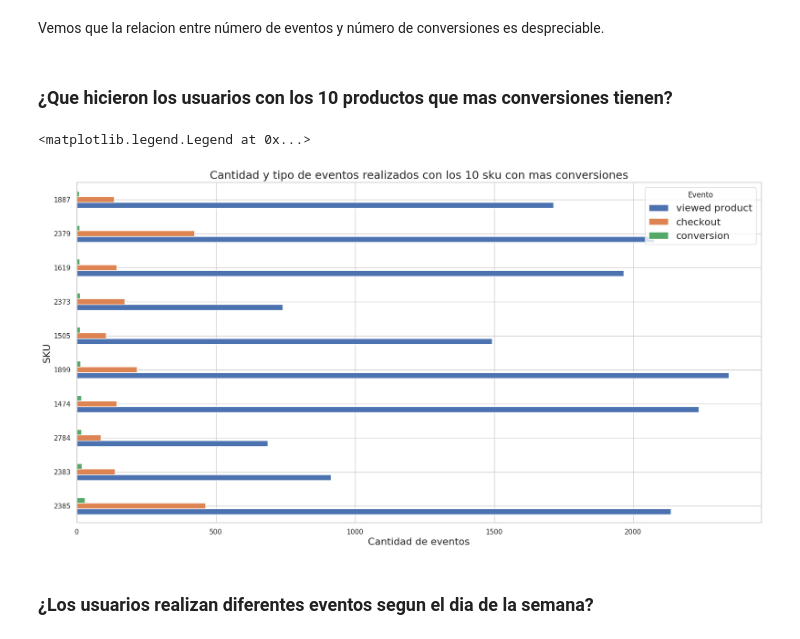
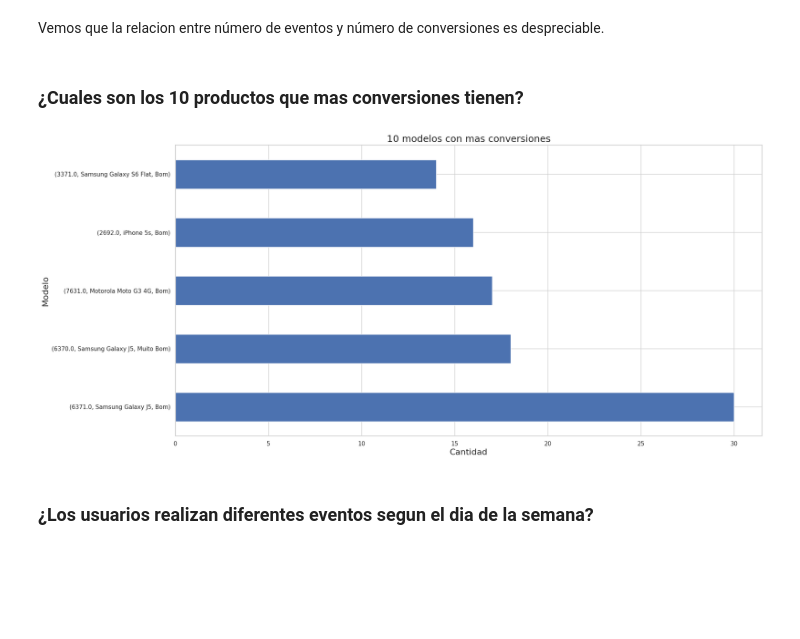
Before and after one commit to fran122157/datos-2018-2-TP1, a Jupyter notebook: TP1-trocafone.ipynb, the cells around one changed output. Saved outputs shown, nothing was run; the diff lists cells and outputs as text; code cells hidden in the pictures; blank space fills up the shorter version.

Commit message:
cambio grafico de conversiones

```diff
--- a/TP1-trocafone.ipynb
+++ b/TP1-trocafone.ipynb
@@ -216,4 +216,4 @@ Text(0.5,1,'Relación entre numero de eventos del usuario y conversiones')
 # %% [markdown]
 Vemos que la relacion entre número de eventos y número de conversiones es despreciable.
 # %% [markdown]
-### ¿Que hicieron los usuarios con los 10 productos que mas conversiones tienen?
+### ¿Cuales son los 10 productos que mas conversiones tienen?
@@ -224,12 +220,14 @@ top_sku_by_conversion = events_by_sku.sort_values(ascending=False,by='conversion
+# %%
+conversiones = events[events['event'] == 'conversion']
+conversiones_por_sku = df_filtrado.groupby(['sku', 'model','condition']).agg({'event':'count'}).sort_values('event',ascending=False).head(5)
 # %%
-g = top_sku_by_conversion.plot(kind='barh')
-g.set_title('Cantidad y tipo de eventos realizados con los 10 sku con mas conversiones', fontsize=18)
-g.set_xlabel('Cantidad de eventos', fontsize=16)
-g.set_ylabel('SKU',fontsize=16)
-g.legend(title='Evento', fontsize=16)
+g = conversiones_por_sku.plot(kind='barh',)
+g.set_title('10 modelos con mas conversiones', fontsize=18)
+g.set_xlabel('Cantidad', fontsize=16)
+g.set_ylabel('Modelo',fontsize=16)
+g.legend().remove()
 # %% [output]
-<matplotlib.legend.Legend at 0x...>
-[figure, old version]
+[figure, new version]
 # %% [markdown]
 ### ¿Los usuarios realizan diferentes eventos segun el dia de la semana?
 # %%
```
Also changed, not shown: parts of 2 cells of this notebook.
